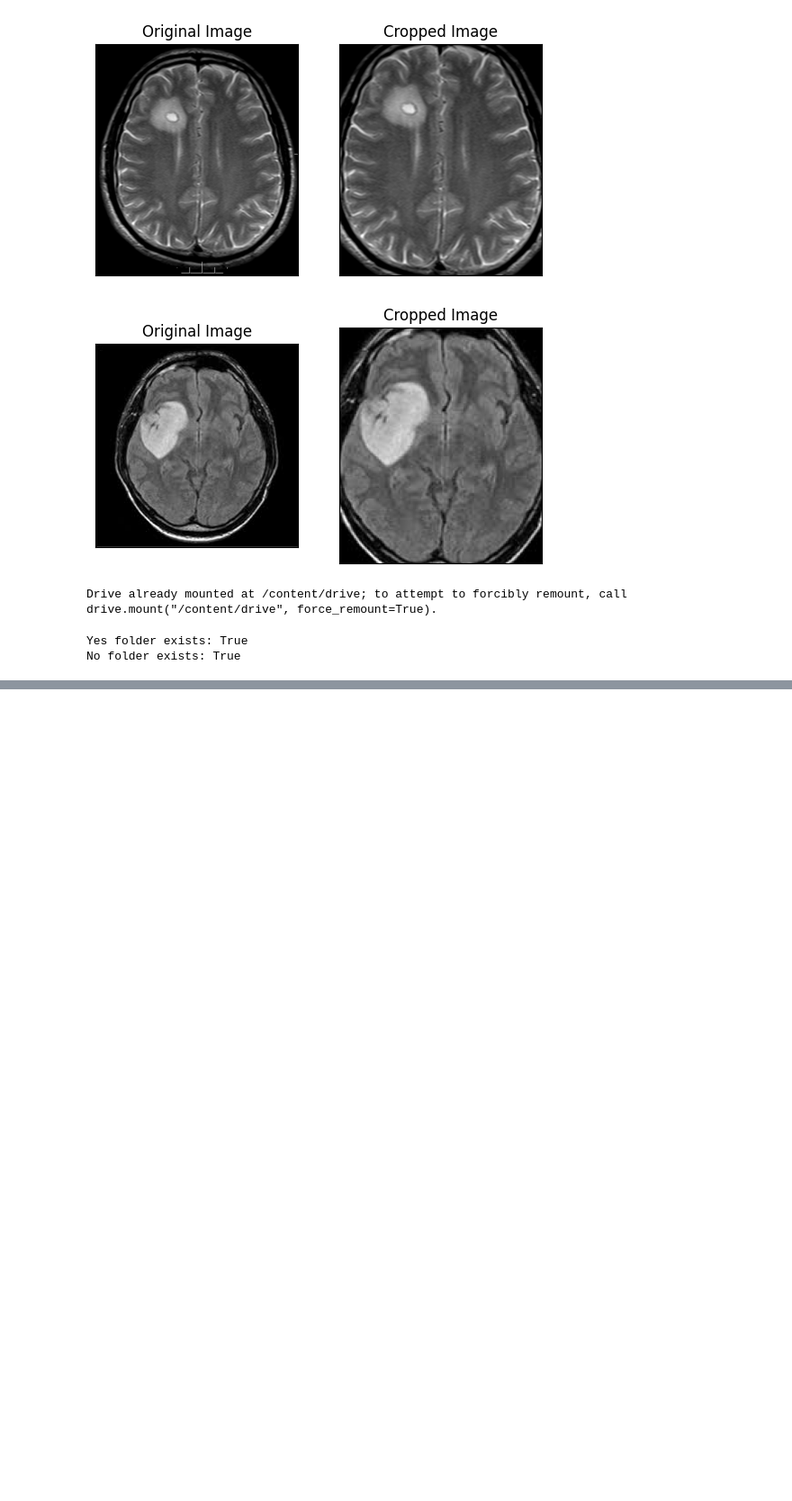
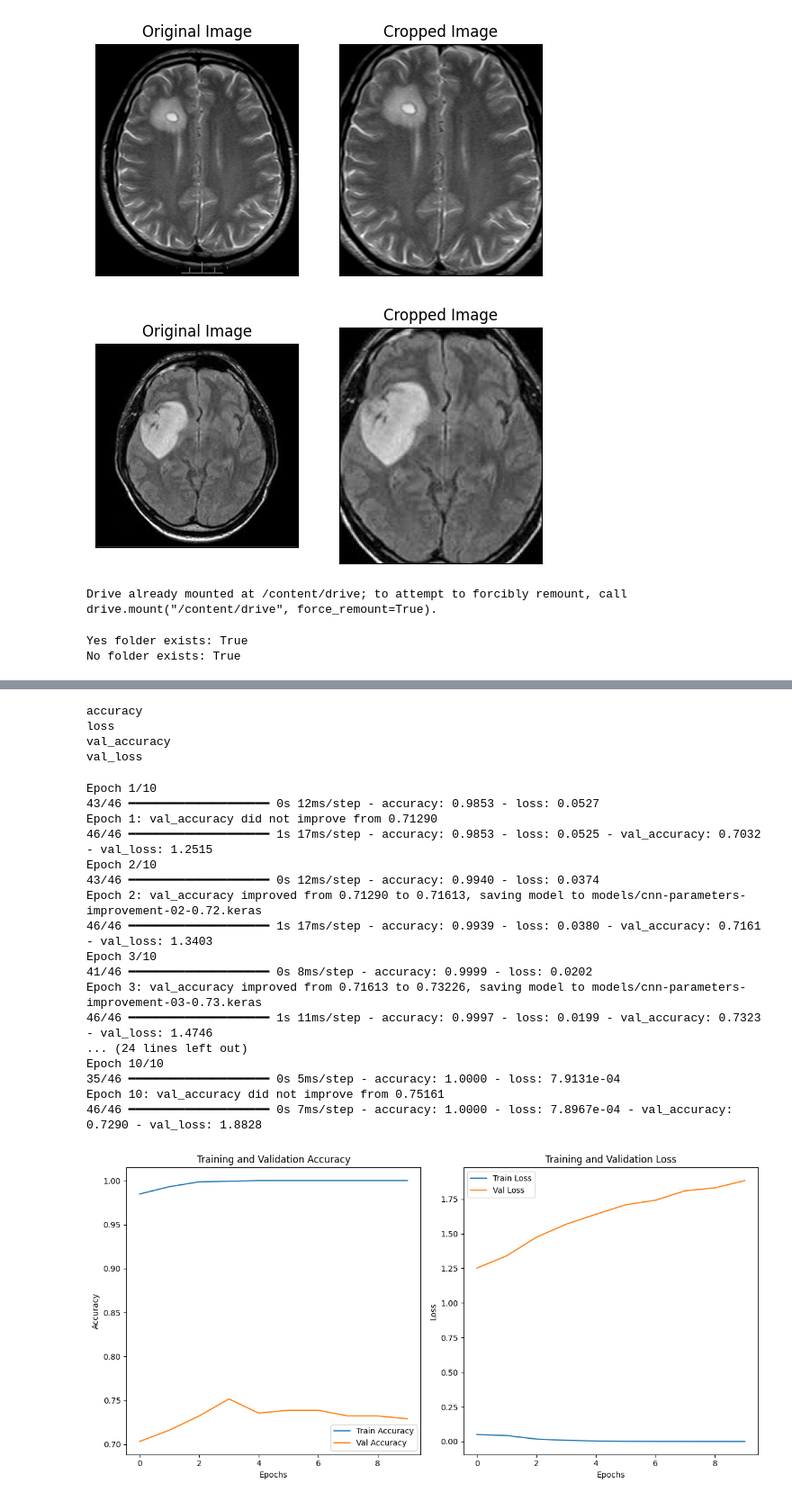
Before and after one commit to Talha-shariff/Braintumor_detection, a Jupyter notebook: btd.ipynb, the cells around one changed output, grey strips where cells are left out. Shown at 90% size. Cells and saved outputs as stored; diff of their text form; code cells hidden in the pictures; blank space fills up the shorter version.

```diff
--- a/btd.ipynb
+++ b/btd.ipynb
@@ -183,0 +525,72 @@ y shape is: (140, 1)
+# %%
+for key in history.keys():
+    print(key)
+# %% [output]
+accuracy
+loss
+val_accuracy
+val_loss
+# %%
+import matplotlib.pyplot as plt
+
+def plot_metrics(history):
+    """
+    Plots training and validation accuracy and loss from the history object.
+
+    Arguments:
+        history: The history object returned by model.fit().
+    """
+    # Plot training & validation accuracy
+    plt.figure(figsize=(12, 6))
+
+    # Accuracy
+    plt.subplot(1, 2, 1)
+    plt.plot(history.history['accuracy'], label='Train Accuracy')
+    plt.plot(history.history['val_accuracy'], label='Val Accuracy')
+    plt.title('Training and Validation Accuracy')
+    plt.xlabel('Epochs')
+    plt.ylabel('Accuracy')
+    plt.legend()
+
+    # Loss
+    plt.subplot(1, 2, 2)
+    plt.plot(history.history['loss'], label='Train Loss')
+    plt.plot(history.history['val_loss'], label='Val Loss')
+    plt.title('Training and Validation Loss')
+    plt.xlabel('Epochs')
+    plt.ylabel('Loss')
+    plt.legend()
+
+    plt.tight_layout()
+    plt.show()
+# %%
+# Train the model and get the history object
+history = model.fit(
+    x=X_train, y=y_train,  # Training data
+    batch_size=32,         # Batch size
+    epochs=10,             # Number of epochs
+    validation_data=(X_val, y_val),  # Validation data
+    callbacks=[tensorboard, checkpoint]  # Callbacks
+)
+
+# Now call the plot_metrics function
+plot_metrics(history)
+# %% [output]
+Epoch 1/10
+43/46 ━━━━━━━━━━━━━━━━━━━━ 0s 12ms/step - accuracy: 0.9853 - loss: 0.0527
+Epoch 1: val_accuracy did not improve from 0.71290
+46/46 ━━━━━━━━━━━━━━━━━━━━ 1s 17ms/step - accuracy: 0.9853 - loss: 0.0525 - val_accuracy: 0.7032 - val_loss: 1.2515
+Epoch 2/10
+43/46 ━━━━━━━━━━━━━━━━━━━━ 0s 12ms/step - accuracy: 0.9940 - loss: 0.0374
+Epoch 2: val_accuracy improved from 0.71290 to 0.71613, saving model to models/cnn-parameters-improvement-02-0.72.keras
+46/46 ━━━━━━━━━━━━━━━━━━━━ 1s 17ms/step - accuracy: 0.9939 - loss: 0.0380 - val_accuracy: 0.7161 - val_loss: 1.3403
+Epoch 3/10
+41/46 ━━━━━━━━━━━━━━━━━━━━ 0s 8ms/step - accuracy: 0.9999 - loss: 0.0202
+Epoch 3: val_accuracy improved from 0.71613 to 0.73226, saving model to models/cnn-parameters-improvement-03-0.73.keras
+46/46 ━━━━━━━━━━━━━━━━━━━━ 1s 11ms/step - accuracy: 0.9997 - loss: 0.0199 - val_accuracy: 0.7323 - val_loss: 1.4746
+... (24 lines left out)
+Epoch 10/10
+35/46 ━━━━━━━━━━━━━━━━━━━━ 0s 5ms/step - accuracy: 1.0000 - loss: 7.9131e-04
+Epoch 10: val_accuracy did not improve from 0.75161
+46/46 ━━━━━━━━━━━━━━━━━━━━ 0s 7ms/step - accuracy: 1.0000 - loss: 7.8967e-04 - val_accuracy: 0.7290 - val_loss: 1.8828
+[figure, added]
```
Also changed, not shown: parts of 20 cells of this notebook.
